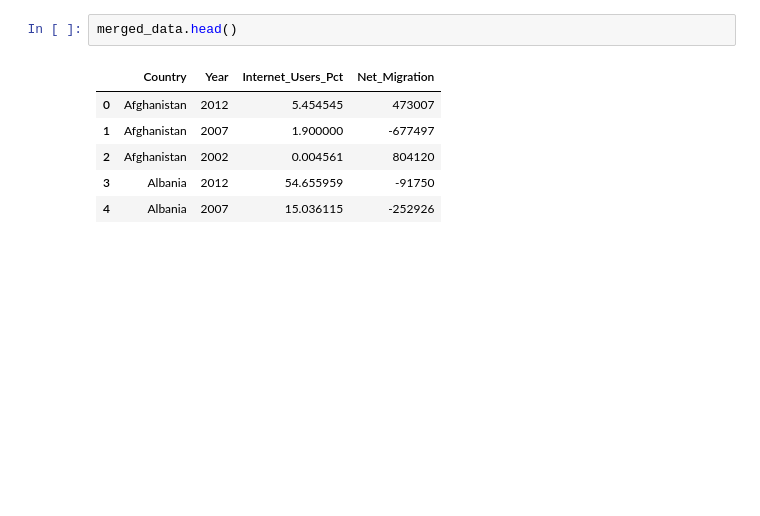
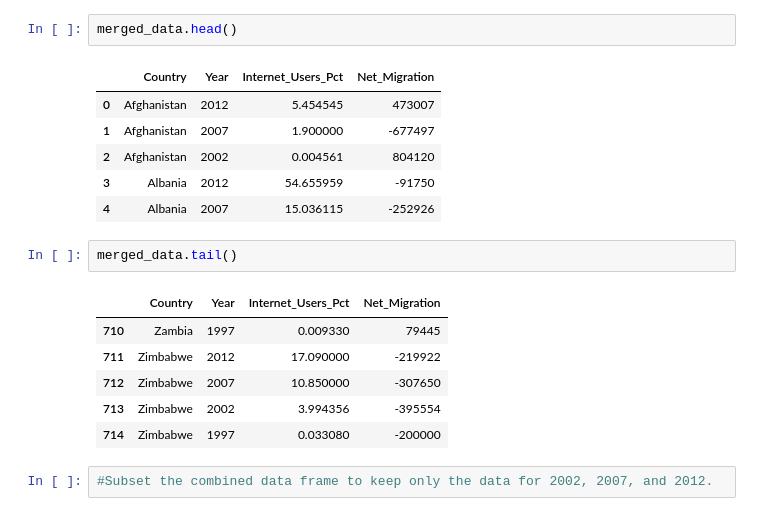
Before and after one commit to smitamisra/DataQ1, a Jupyter notebook: dataquestion1.ipynb, the cells around one changed output. Cells and saved outputs as stored; diff of their text form; blank space fills up the shorter version.

```diff
--- a/dataquestion1.ipynb
+++ b/dataquestion1.ipynb
@@ -158,3 +158,14 @@ merged_data.head()
 | 2 | Afghanistan | 2002 | 0.004561 | 804120 |
 | 3 | Albania | 2012 | 54.655959 | -91750 |
 | 4 | Albania | 2007 | 15.036115 | -252926 |
+# %%
+merged_data.tail()
+# %% [output]
+|  | Country | Year | Internet_Users_Pct | Net_Migration |
+| 710 | Zambia | 1997 | 0.009330 | 79445 |
+| 711 | Zimbabwe | 2012 | 17.090000 | -219922 |
+| 712 | Zimbabwe | 2007 | 10.850000 | -307650 |
+| 713 | Zimbabwe | 2002 | 3.994356 | -395554 |
+| 714 | Zimbabwe | 1997 | 0.033080 | -200000 |
+# %%
+#Subset the combined data frame to keep only the data for 2002, 2007, and 2012.
```
